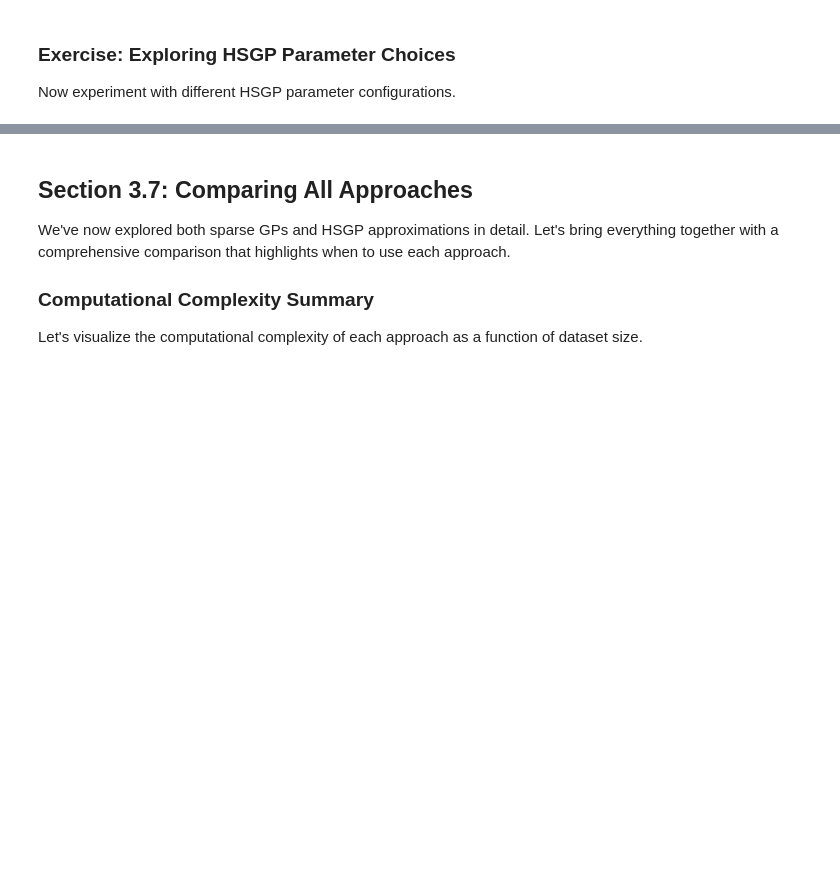
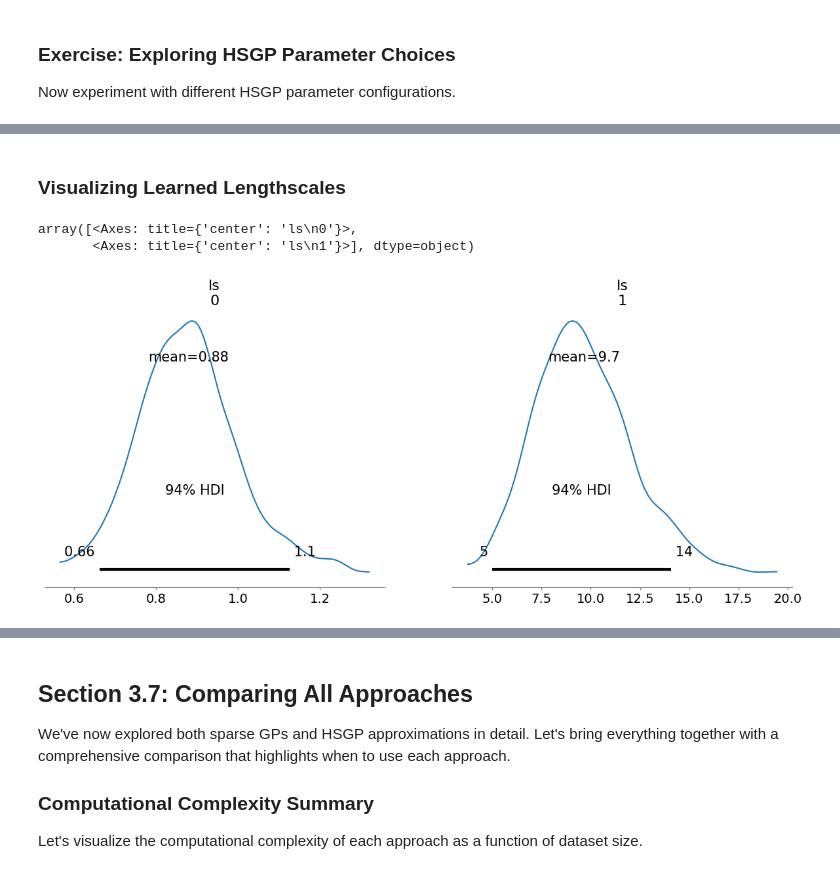
Before and after one commit to fonnesbeck/instats_gp, a Jupyter notebook: sessions/Session_3.ipynb, the cells around one changed output, grey strips where cells are left out. Cells and saved outputs as stored; diff of their text form; code cells hidden in the pictures; blank space fills up the shorter version.

```diff
--- a/sessions/Session_3.ipynb
+++ b/sessions/Session_3.ipynb
@@ -1069,0 +1234,8 @@ def tune_hsgp_params(X, y, m_grid=(30, 60, 120), c_grid=(1.5, 2.5, 4.0)):
+# %%
+n_obs = 150
+x1 = RNG.uniform(-3, 3, n_obs)  # Relevant
+x2 = RNG.uniform(-3, 3, n_obs)  # Irrelevant
+y_obs = np.sin(2 * x1) + 0.5 * x1 + RNG.normal(0, 0.2, n_obs)
+X_train = np.column_stack([x1, x2])
+
+print(f"{X_train.shape[0]} observations, {X_train.shape[1]} features")
@@ -1069,0 +1248,9 @@ def tune_hsgp_params(X, y, m_grid=(30, 60, 120), c_grid=(1.5, 2.5, 4.0)):
+# %%
+with pm.Model() as ard_model:
+    ls = pm.Gamma("ls", alpha=2, beta=1, shape=2)
+    eta = pm.HalfNormal("eta", sigma=2)
+    cov_func = eta**2 * pm.gp.cov.ExpQuad(input_dim=2, ls=ls)
+    gp = pm.gp.Marginal(cov_func=cov_func)
+    sigma = pm.HalfNormal("sigma", sigma=0.5)
+    y_ = gp.marginal_likelihood("y", X=X_train, y=y_obs, sigma=sigma)
+    trace_ard = pm.sample(500, tune=500, nuts_sampler="nutpie", random_seed=RANDOM_SEED, chains=2)
@@ -1069,0 +1267,8 @@ def tune_hsgp_params(X, y, m_grid=(30, 60, 120), c_grid=(1.5, 2.5, 4.0)):
+# %% [markdown]
+### Visualizing Learned Lengthscales
+# %%
+az.plot_posterior(trace_ard, var_names=["ls"])
+# %% [output]
+array([<Axes: title={'center': 'ls\n0'}>,
+       <Axes: title={'center': 'ls\n1'}>], dtype=object)
+[figure, added]
```
Also changed, not shown: parts of 22 cells of this notebook, 4 other files.
